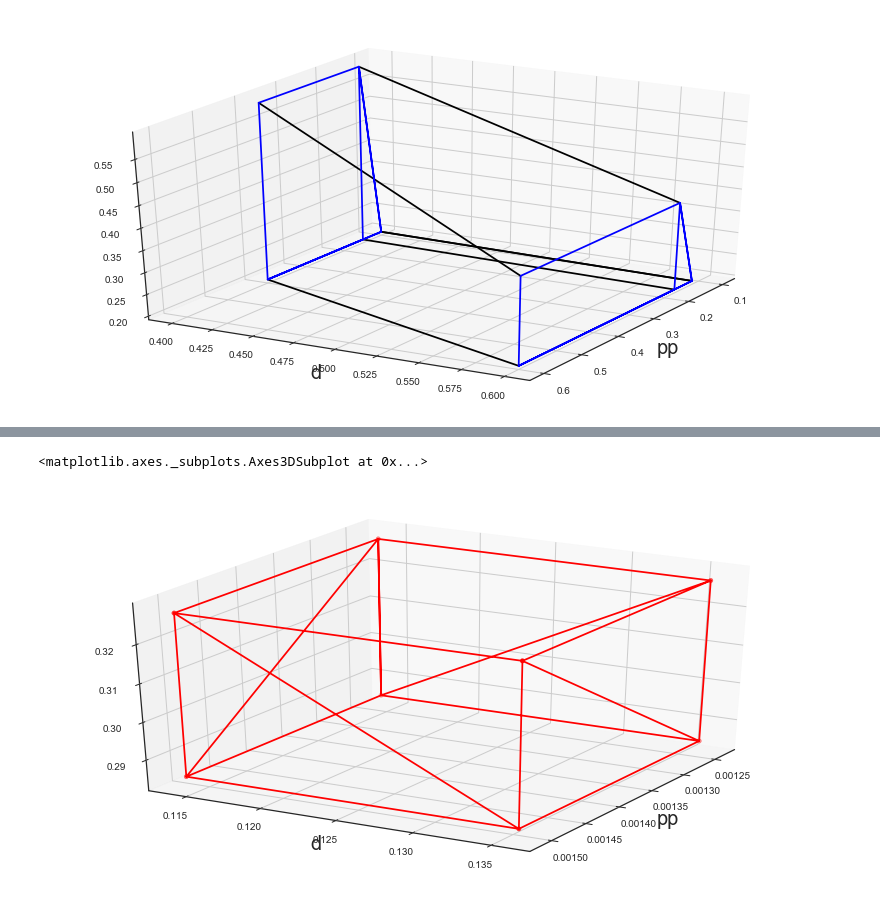
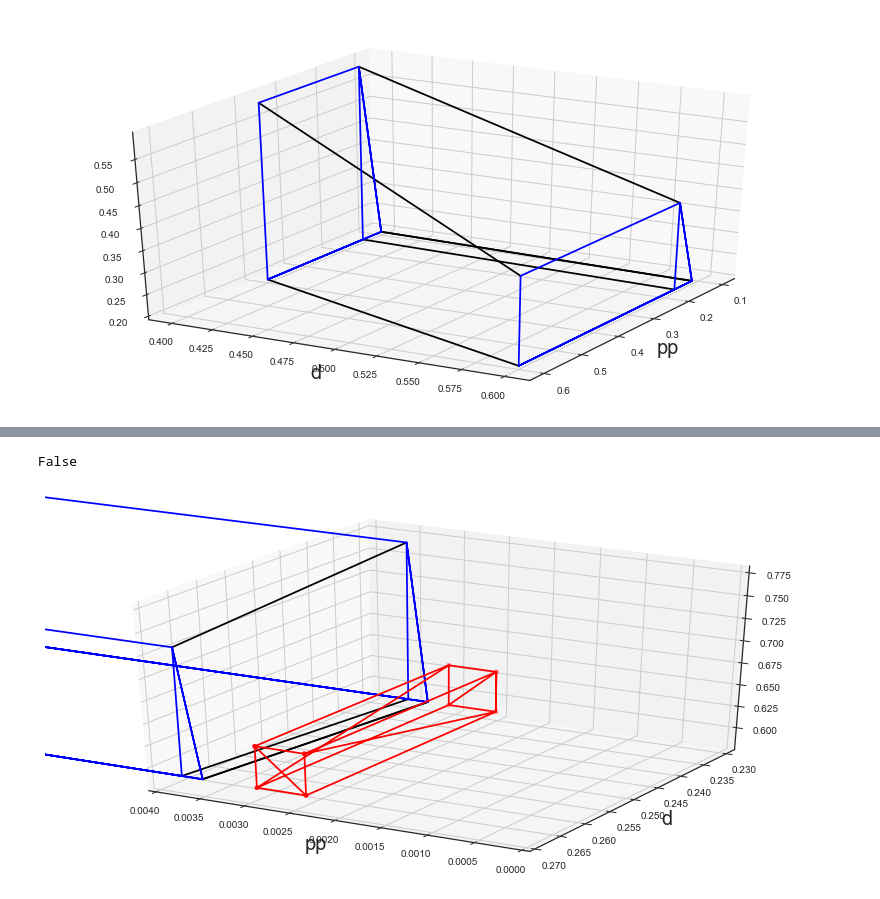
Before and after one commit to sylvaingchassang/missing_bids, a Jupyter notebook: example_tsuchiura.ipynb, the cells around one changed output, grey strips where cells are left out. Saved outputs shown, nothing was run; the diff lists cells and outputs as text; code cells hidden in the pictures.

```diff
--- a/example_tsuchiura.ipynb
+++ b/example_tsuchiura.ipynb
@@ -183,5 +117,10 @@ array([[  1.14030660e-01,   1.23755000e-03,   3.41068774e-04],
-# %%
-ic_set.plot_box(ic_set.compute_set_b(p_c))
-# %% [output]
-<matplotlib.axes._subplots.Axes3DSubplot at 0x...>
-[figure, removed]
+# %%
+ic_solver.set_tolerance_parameters(k=.1, t=.05, m=.5)
+ic_solver.set_deviations(rho_p=.001, rho_m=.05)
+
+print ic_solver.is_rationalizable(p_c, 'plot')
+plt.xlim(0, .004)
+plt.show()
+# %% [output]
+False
+[figure, added]
```
Also changed, not shown: parts of 16 cells of this notebook, 2 other files.
